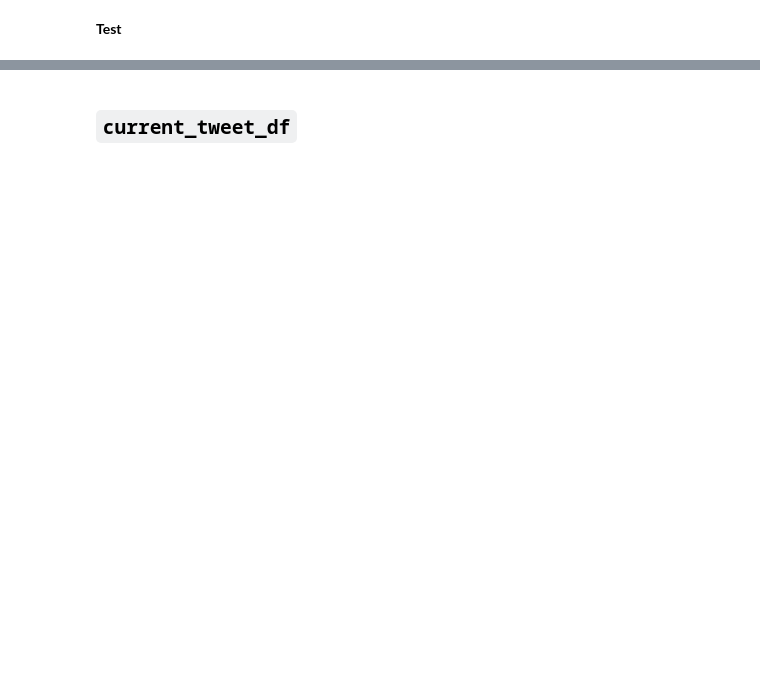
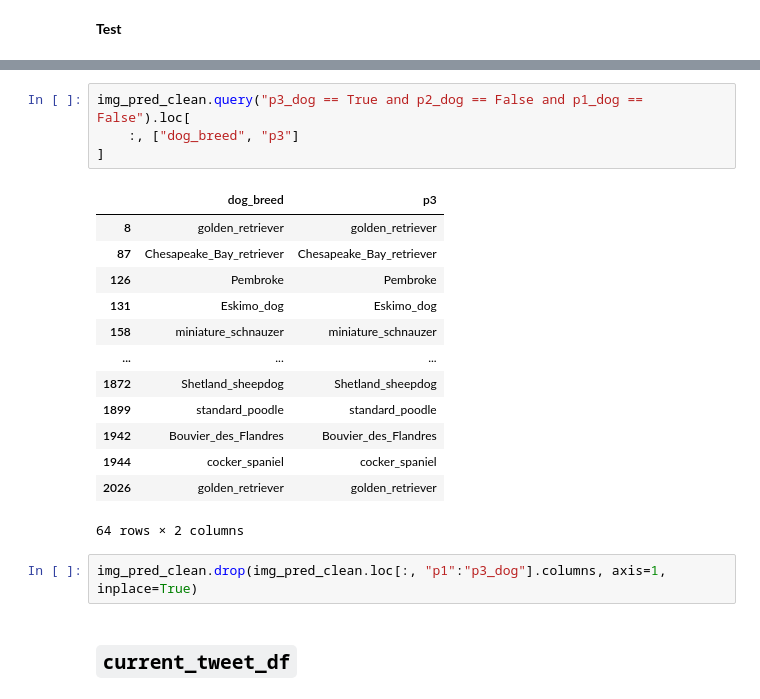
Before and after one commit to yusuf-madkour/Twitter-WeRateDogs-wrangling, a Jupyter notebook: wrangle_act.ipynb, the cells around one changed output, grey strips where cells are left out. Cells and saved outputs as stored; diff of their text form; blank space fills up the shorter version.

```diff
--- a/wrangle_act.ipynb
+++ b/wrangle_act.ipynb
@@ -922,3 +945,23 @@ img_pred_clean.query("p1_dog == p2_dog == p3_dog == False")
+# %%
+img_pred_clean.query("p3_dog == True and p2_dog == False and p1_dog == False").loc[
+    :, ["dog_breed", "p3"]
+]
+# %% [output]
+|  | dog_breed | p3 |
+| 8 | golden_retriever | golden_retriever |
+| 87 | Chesapeake_Bay_retriever | Chesapeake_Bay_retriever |
+| 126 | Pembroke | Pembroke |
+| 131 | Eskimo_dog | Eskimo_dog |
+| 158 | miniature_schnauzer | miniature_schnauzer |
+| ... | ... | ... |
+| 1872 | Shetland_sheepdog | Shetland_sheepdog |
+| 1899 | standard_poodle | standard_poodle |
+| 1942 | Bouvier_des_Flandres | Bouvier_des_Flandres |
+| 1944 | cocker_spaniel | cocker_spaniel |
+| 2026 | golden_retriever | golden_retriever |
+64 rows × 2 columns
+# %%
+img_pred_clean.drop(img_pred_clean.loc[:, "p1":"p3_dog"].columns, axis=1, inplace=True)
 # %% [markdown]
 ## `current_tweet_df`<a id='cleaning_current'></a>
 # %% [markdown]
```
Also changed, not shown: parts of 118 cells of this notebook.
